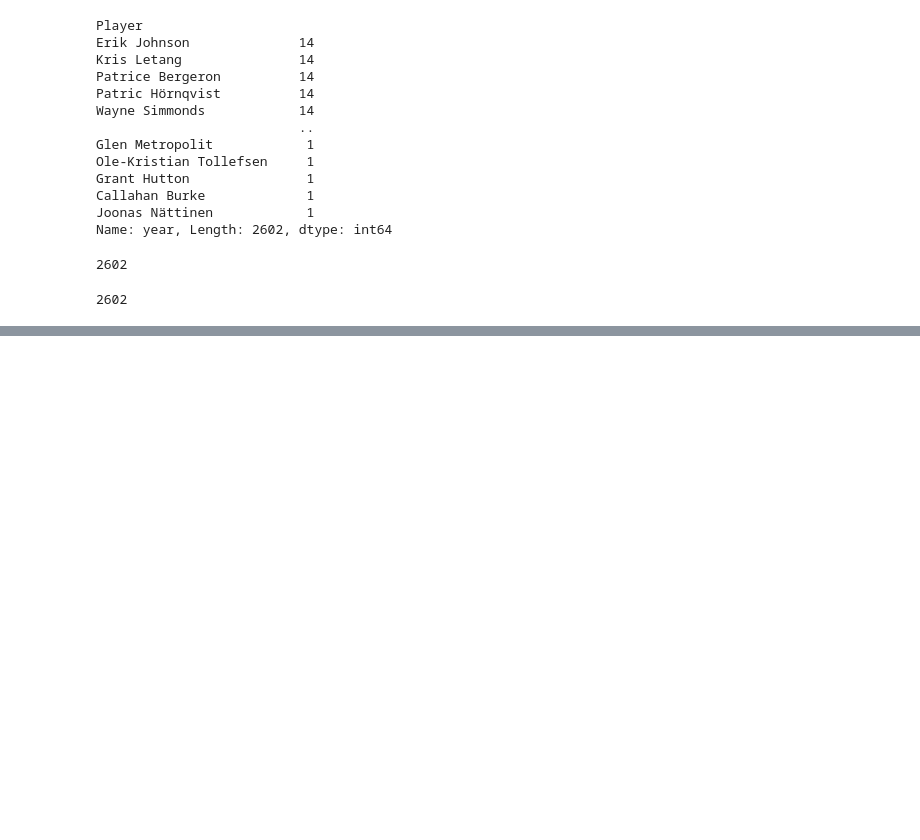
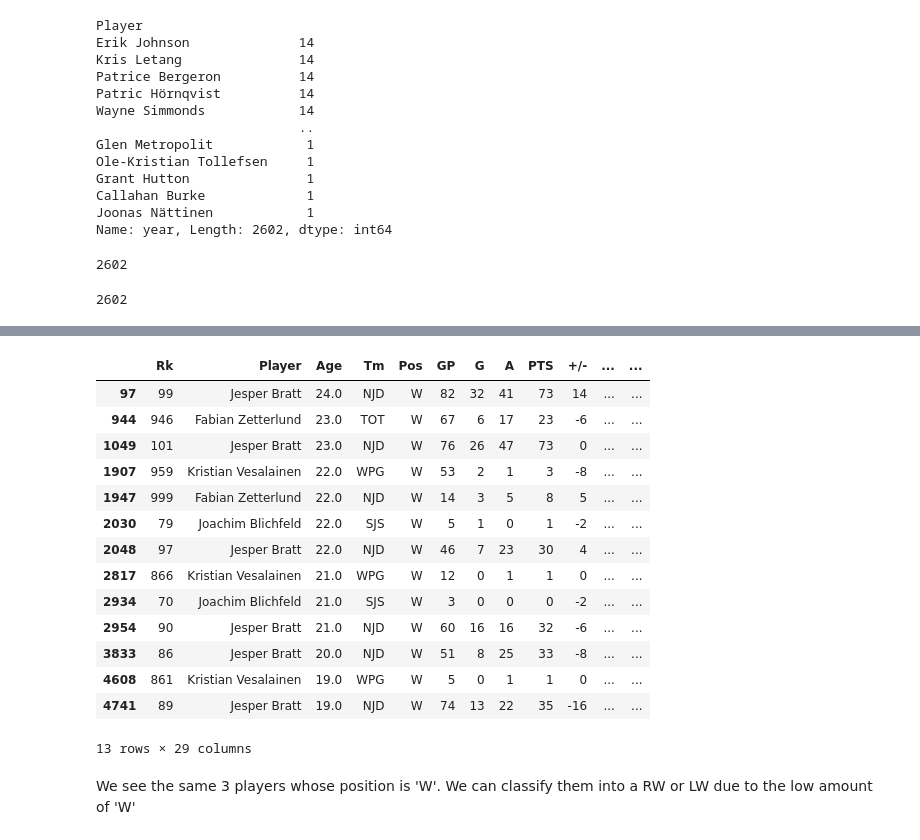
Before and after one commit to lukekerwin/DS-320_Project, a Jupyter notebook: Player Data/PlayerData_Cleaning.ipynb, the cells around one changed output, grey strips where cells are left out. Cells and saved outputs as stored; diff of their text form; code cells hidden in the pictures; blank space fills up the shorter version.

Commit message:
Analyzing variables. Left on Position

```diff
--- a/Player Data/PlayerData_Cleaning.ipynb
+++ b/Player Data/PlayerData_Cleaning.ipynb
@@ -138,0 +141,4 @@ PlayerStats2.to_csv('player_data_non_duplicate', index=False)
+# %%
+PlayerStats = pd.read_csv('player_data_non_duplicate')
+
+PlayerStats
@@ -138,0 +351,22 @@ PlayerStats2.to_csv('player_data_non_duplicate', index=False)
+# %%
+# low amount of W position
+
+PlayerStats[PlayerStats['Pos'] == 'W']
+# %% [output]
+|  | Rk | Player | Age | Tm | Pos | GP | G | A | PTS | +/- | ... | ... |
+| 97 | 99 | Jesper Bratt | 24.0 | NJD | W | 82 | 32 | 41 | 73 | 14 | ... | ... |
+| 944 | 946 | Fabian Zetterlund | 23.0 | TOT | W | 67 | 6 | 17 | 23 | -6 | ... | ... |
+| 1049 | 101 | Jesper Bratt | 23.0 | NJD | W | 76 | 26 | 47 | 73 | 0 | ... | ... |
+| 1907 | 959 | Kristian Vesalainen | 22.0 | WPG | W | 53 | 2 | 1 | 3 | -8 | ... | ... |
+| 1947 | 999 | Fabian Zetterlund | 22.0 | NJD | W | 14 | 3 | 5 | 8 | 5 | ... | ... |
+| 2030 | 79 | Joachim Blichfeld | 22.0 | SJS | W | 5 | 1 | 0 | 1 | -2 | ... | ... |
+| 2048 | 97 | Jesper Bratt | 22.0 | NJD | W | 46 | 7 | 23 | 30 | 4 | ... | ... |
+| 2817 | 866 | Kristian Vesalainen | 21.0 | WPG | W | 12 | 0 | 1 | 1 | 0 | ... | ... |
+| 2934 | 70 | Joachim Blichfeld | 21.0 | SJS | W | 3 | 0 | 0 | 0 | -2 | ... | ... |
+| 2954 | 90 | Jesper Bratt | 21.0 | NJD | W | 60 | 16 | 16 | 32 | -6 | ... | ... |
+| 3833 | 86 | Jesper Bratt | 20.0 | NJD | W | 51 | 8 | 25 | 33 | -8 | ... | ... |
+| 4608 | 861 | Kristian Vesalainen | 19.0 | WPG | W | 5 | 0 | 1 | 1 | 0 | ... | ... |
+| 4741 | 89 | Jesper Bratt | 19.0 | NJD | W | 74 | 13 | 22 | 35 | -16 | ... | ... |
+13 rows × 29 columns
+# %% [markdown]
+We see the same 3 players whose position is 'W'. We can classify them into a RW or LW due to the low amount of 'W'
```
Also changed, not shown: parts of 23 cells of this notebook.
